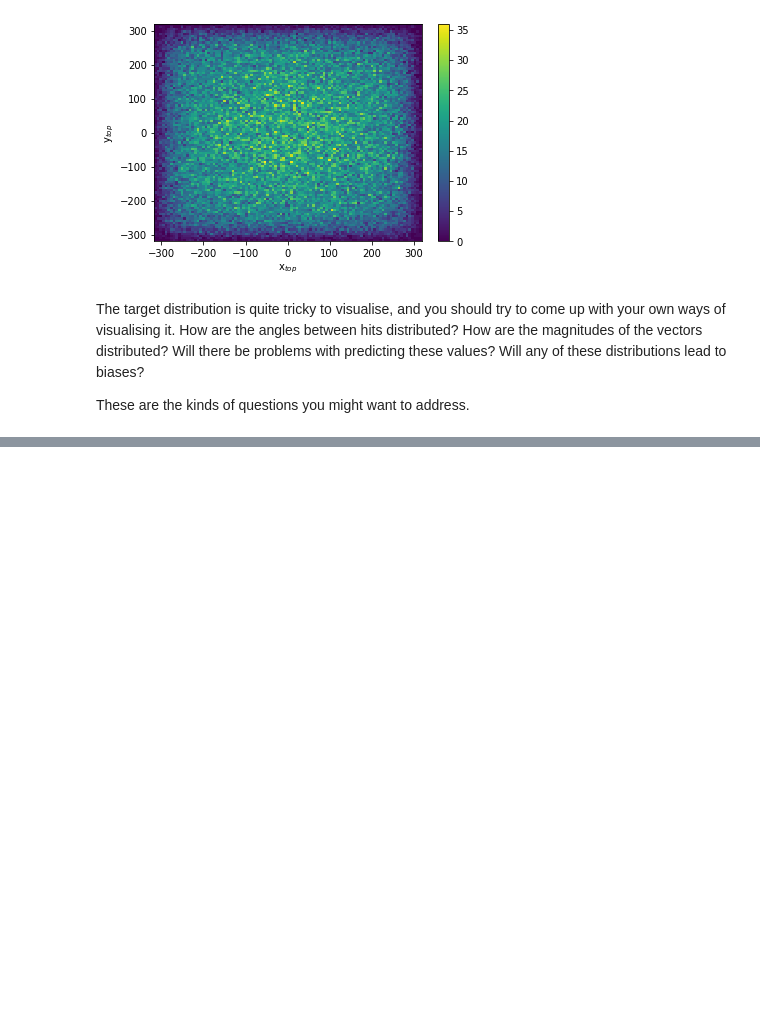
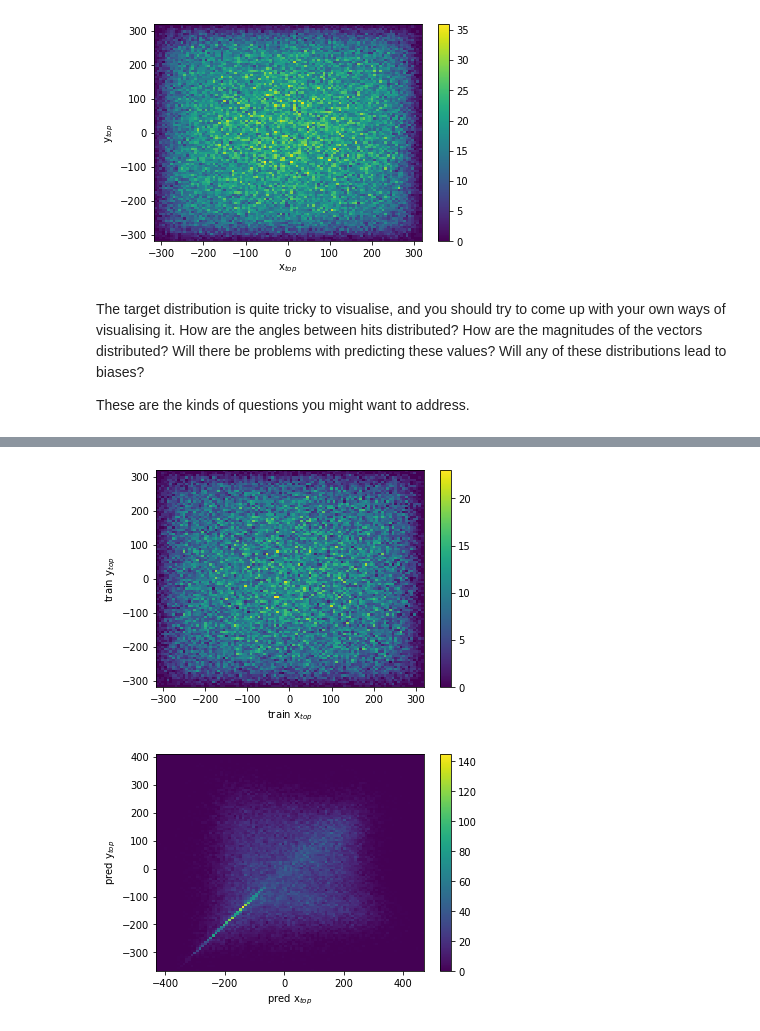
Before and after one commit to arshiaruina/physappsofAI, a Jupyter notebook: project/DampeDataExploration.ipynb, the cells around one changed output, grey strips where cells are left out. Drawn from its saved outputs; the diff is of its cells as text; code cells hidden in the pictures; blank space fills up the shorter version.

```diff
--- a/project/DampeDataExploration.ipynb
+++ b/project/DampeDataExploration.ipynb
@@ -412,0 +488,15 @@ _________________________________________________________________
+# %%
+plt.hist2d(training_labels[:, 1], training_labels[:, 3], bins=100)
+plt.xlabel('train x$_{top}$')
+plt.ylabel('train y$_{top}$')
+plt.colorbar()
+plt.show()
+
+plt.hist2d(predictions[:, 1], predictions[:, 3], bins=100)
+plt.xlabel('pred x$_{top}$')
+plt.ylabel('pred y$_{top}$')
+plt.colorbar()
+plt.show()
+# %% [output]
+[figure, added]
+[figure, added]
```
Also changed, not shown: parts of 27 cells of this notebook.
